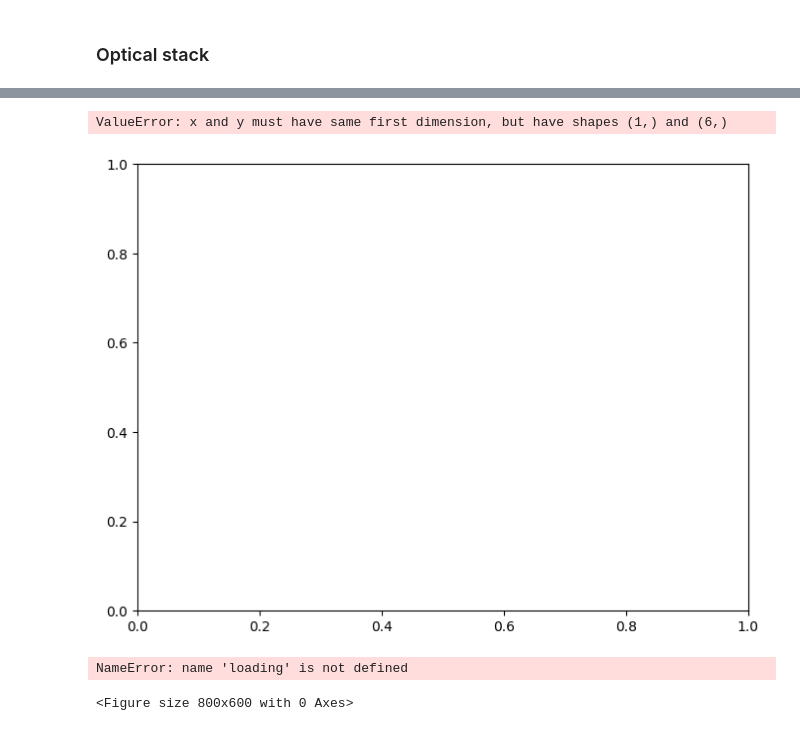
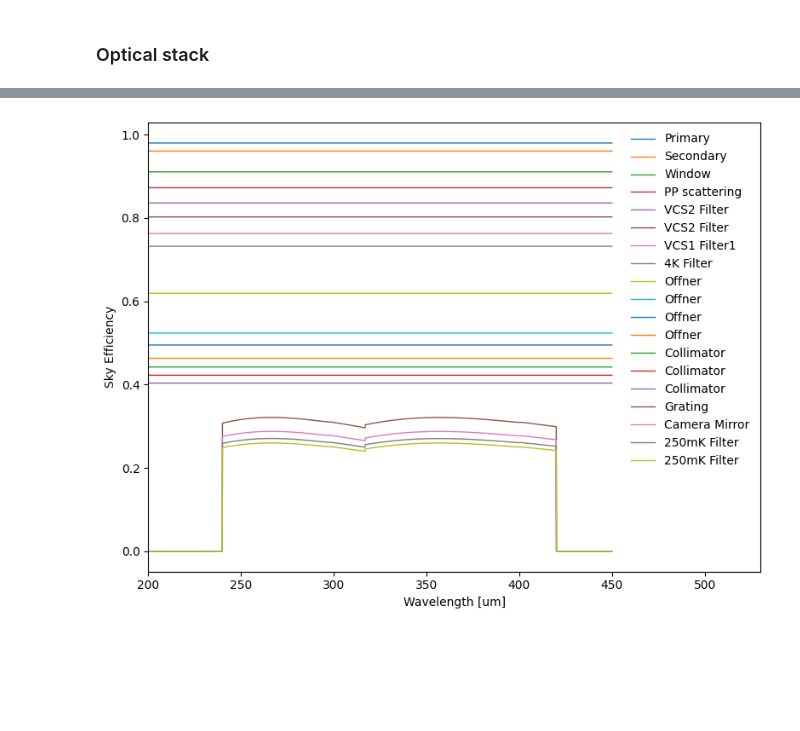
Before and after one commit to tim-balloon/tim-inst_modl, a Jupyter notebook: Spectral_loading_model/Spectral_loading.ipynb, the cells around one changed output, grey strips where cells are left out. Drawn from its saved outputs; the diff is of its cells as text; code cells hidden in the pictures; blank space fills up the shorter version.

```diff
--- a/Spectral_loading_model/Spectral_loading.ipynb
+++ b/Spectral_loading_model/Spectral_loading.ipynb
@@ -195,7 +159,7 @@ class Atmo(Source):
     def __init__(self, name, filename=None, rad_func=None):
         super().__init__(name)
         if filename is not None:
-            self.atmo = _pd.read_csv(filename, header=None, comment='#', sep=' ', names=['vGHz','tx','Tb','Trj','I'])
+            self.atmo = pd.read_csv(filename, header=None, comment='#', sep=' ', names=['vGHz','tx','Tb','Trj','I'])
             self.atmo['n'] = self.atmo['I']*c**2/(2*h*(self.atmo['vGHz']*1e9)**3)
 
     def I(self,v):
@@ -404,6 +340,7 @@ def PP_emis(thickness=1.):
 # %%
-LWGrating = np.loadtxt("../gratings/TIM_LW_Sawtooth26deg_Efficiency.tsv", skiprows=3)
-SWGrating = np.loadtxt("../gratings/TIM_SW_Sawtooth26deg_Efficiency.tsv", skiprows=3)
+LWGrating = np.loadtxt("./gratings/TIM_LW_Sawtooth26deg_Efficiency.tsv", skiprows=3)
+SWGrating = np.loadtxt("./gratings/TIM_SW_Sawtooth26deg_Efficiency.tsv", skiprows=3)
+
 
 blazeEff = Functions(v=np.concatenate((c/LWGrating[:,0]/1e-6, c/SWGrating[:,0]/1e-6)), \
                      prop=np.concatenate((1.-LWGrating[:,1], 1.-SWGrating[:,1])), fill=1)
@@ -435,18 +372,18 @@ epsCold = 0.005
 bbWarm = BB('Warm', T=Tprimary)
 
 bbVCS2 = BB('VCS2', T=Tvcs2)
-bbVCS2f1 = BB('VCS2 Filter1', T=Tvcs2f1)
+bbVCS2f1 = BB('VCS2 Filter', T=Tvcs2f1)
 
 bbVCS1 = BB('VCS1', T=Tvcs1)
-bbVCS1f1 = BB('VCS1 Filter1', T=Tvcs1f1)
+bbVCS1f1 = BB('VCS1 Filter', T=Tvcs1f1)
 
 bbCold = BB('4K', T=Tcold)
-bb4kf1 =  BB('4K Filter1', T=Tcoldf1)
+bb4kf1 =  BB('4K Filter', T=Tcoldf1)
 
 bbFPU = BB('250mK', T=Tfpu)
 
 
-Ant37  = '../tim-inst_modl/atmospheric_models/models/Antarctic_DJF_34km_45deg_1.0.out'
+Ant37  = '../atmospheric_models/models/Antarctic_DJF_34km_45deg_1.0.out'
 skyNoise = Atmo('Sky Scattering', filename = Ant37 )
 sky      = Atmo('Sky', filename = Ant37)
 
@@ -621,12 +575,15 @@ No artists with labels found to put in legend.  Note that artists whose label st
 # %%
+idx_max = (np.abs(lamb - 240e-6)).argmin()
+idx_min =  (np.abs(lamb - 420e-6)).argmin()
+
 eff = []
 
 for item in stack.stack:
-    eff.append((np.mean(item.efficiency[:,800:3200], axis=1)))
+    eff.append((np.mean(item.efficiency[:,idx_min:idx_max], axis=1)))
 
 eff = np.array(eff)
 
-effTable = _pd.DataFrame(eff, index=[item.name for item in stack.stack], columns=[source.name for source in sources])
+effTable = pd.DataFrame(eff, index=[item.name for item in stack.stack], columns=[source.name for source in sources])
 effTable['Total'] = effTable.sum(axis=1)
 
 effTable
@@ -651,32 +608,15 @@ effTable
 # %%
 plt.figure(figsize=(8,6), dpi=100)
 
-for i, layer in enumerate(stack.stack):
-    plt.plot(i, layer.efficiency[i, i], label=sources[i].name)
+for item in stack.stack:
+    plt.plot(lamb*1e6, (item.efficiency[0,:]), label=item.name)
 
-# plt.xscale("log")
-# plt.yscale("log")
+plt.xlim([200,530])
 
-plt.ylabel("Efficiency ")
+plt.ylabel("Sky Efficiency")
+plt.xlabel('Wavelength [um]')
+
 plt.legend(frameon=0)
 plt.tight_layout()
 # %% [output]
-ValueError: x and y must have same first dimension, but have shapes (1,) and (6,)
-[figure, old version]
+[figure, new version]
-# %%
-plt.figure(figsize=(8,6), dpi=100)
-
-plt.plot(lamb*1e6,loading, label='Total')
-
-for item in stack.stack[:-1]:
-    plt.plot(lamb*1e6, lamb**2*item.radiance_add*c/lamb/200, label=item.name)
-
-# plt.xscale("log")
-plt.yscale("log")
-plt.xlabel("Wavelength [um]")
-plt.ylabel("Power [W]")
-plt.legend(frameon=0)
-plt.tight_layout()
-# %% [output]
-NameError: name 'loading' is not defined
-<Figure size 800x600 with 0 Axes>
```
Also changed, not shown: parts of 17 cells of this notebook.
